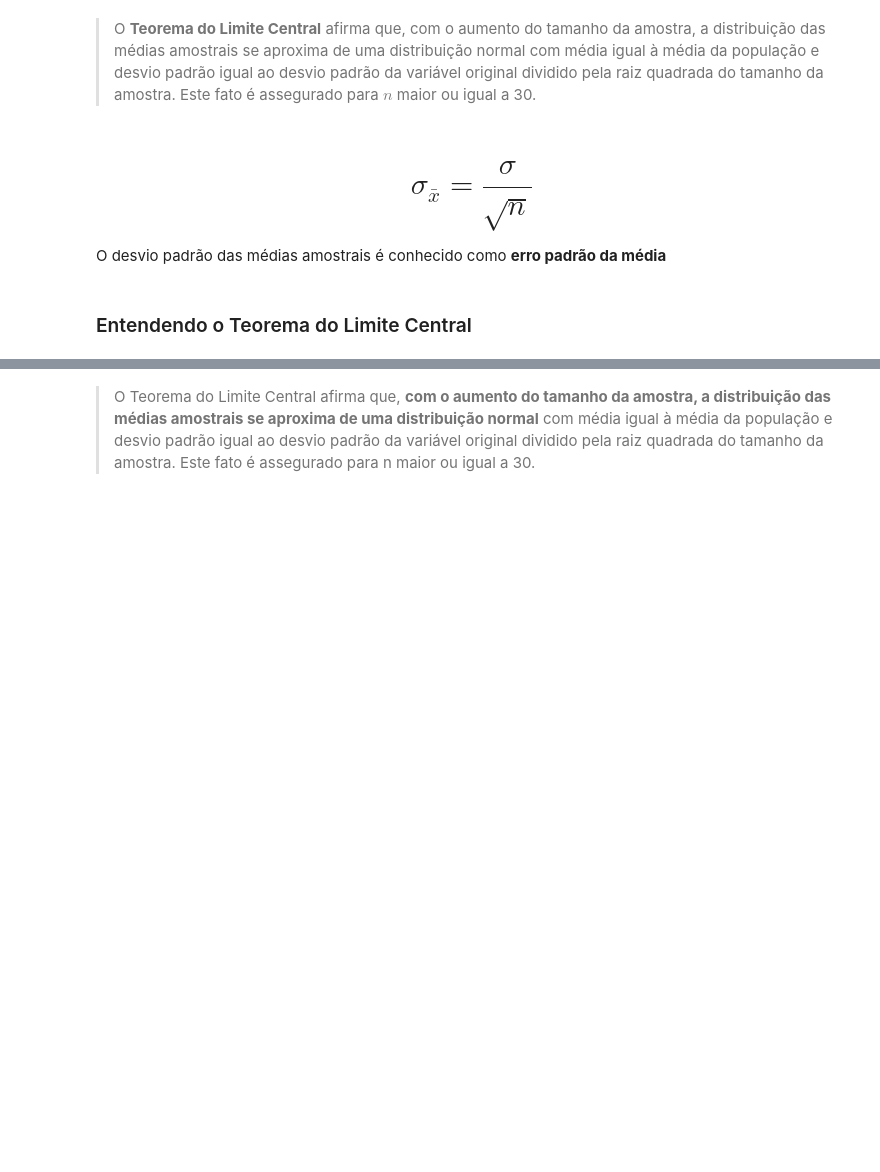
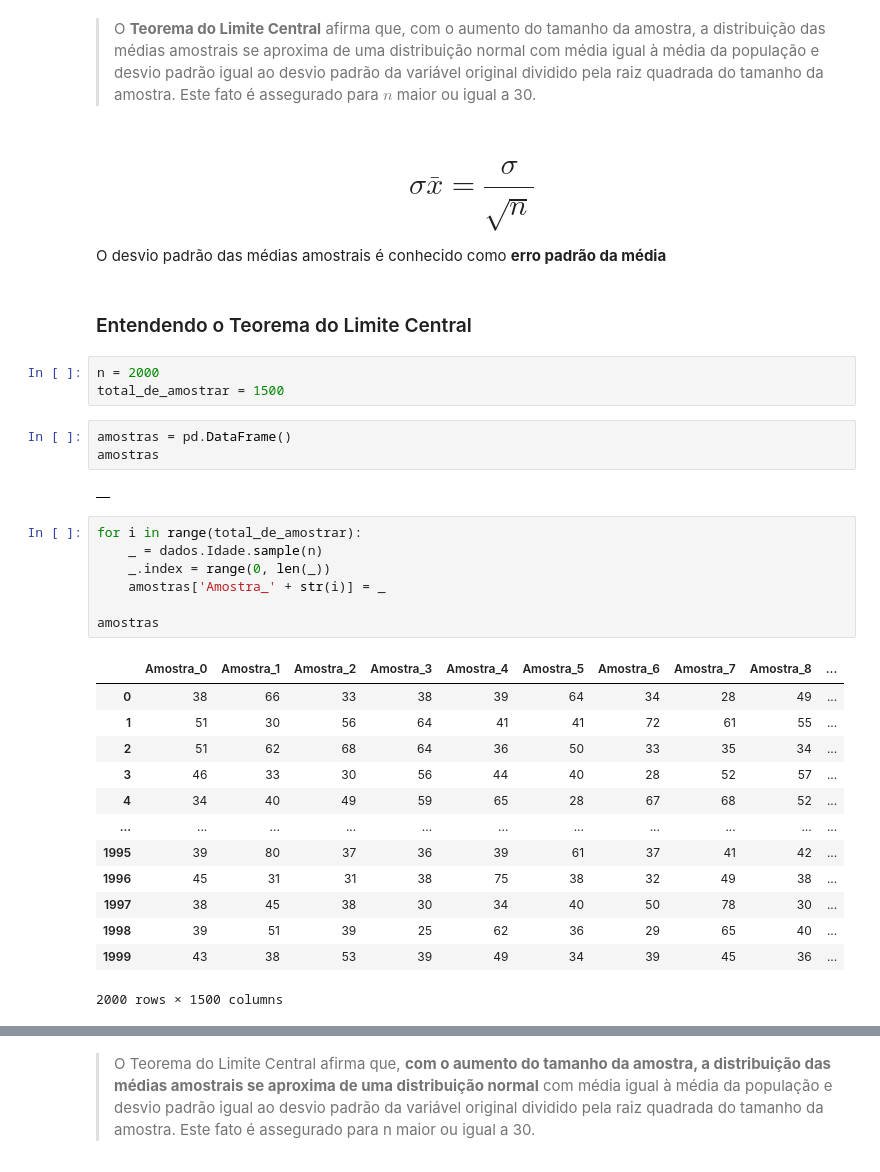
Before and after one commit to victorvancan/SDE_studys, a Jupyter notebook: python/Python_Data_Science/Curso_de_Estatistica_Parte_2/Curso_de_Estatística_Parte_2.ipynb, the cells around one changed output, grey strips where cells are left out. Saved outputs shown, nothing was run; the diff lists cells and outputs as text; blank space fills up the shorter version.

```diff
--- a/python/Python_Data_Science/Curso_de_Estatistica_Parte_2/Curso_de_Estatística_Parte_2.ipynb
+++ b/python/Python_Data_Science/Curso_de_Estatistica_Parte_2/Curso_de_Estatística_Parte_2.ipynb
@@ -829,8 +829,37 @@ Suponha que os pesos dos sacos de arroz de uma indústria alimentícia se distri
 # %% [markdown]
 > O **Teorema do Limite Central** afirma que, com o aumento do tamanho da amostra, a distribuição das médias amostrais se aproxima de uma distribuição normal com média igual à média da população e desvio padrão igual ao desvio padrão da variável original dividido pela raiz quadrada do tamanho da amostra. Este fato é assegurado para $n$ maior ou igual a 30.
 # %% [markdown]
-# $$\sigma_\bar{x} = \frac{\sigma}{\sqrt{n}}$$
+# $$\sigma\bar{x} = \frac{\sigma}{\sqrt{n}}$$
 
 O desvio padrão das médias amostrais é conhecido como **erro padrão da média**
 # %% [markdown]
 ### Entendendo o Teorema do Limite Central
+# %%
+n = 2000
+total_de_amostrar = 1500
+# %%
+amostras = pd.DataFrame()
+amostras
+# %% [output]
+|  |
+# %%
+for i in range(total_de_amostrar):
+    _ = dados.Idade.sample(n)
+    _.index = range(0, len(_))
+    amostras['Amostra_' + str(i)] = _
+
+amostras
+# %% [output]
+|  | Amostra_0 | Amostra_1 | Amostra_2 | Amostra_3 | Amostra_4 | Amostra_5 | Amostra_6 | Amostra_7 | Amostra_8 | ... |
+| 0 | 38 | 66 | 33 | 38 | 39 | 64 | 34 | 28 | 49 | ... |
+| 1 | 51 | 30 | 56 | 64 | 41 | 41 | 72 | 61 | 55 | ... |
+| 2 | 51 | 62 | 68 | 64 | 36 | 50 | 33 | 35 | 34 | ... |
+| 3 | 46 | 33 | 30 | 56 | 44 | 40 | 28 | 52 | 57 | ... |
+| 4 | 34 | 40 | 49 | 59 | 65 | 28 | 67 | 68 | 52 | ... |
+| ... | ... | ... | ... | ... | ... | ... | ... | ... | ... | ... |
+| 1995 | 39 | 80 | 37 | 36 | 39 | 61 | 37 | 41 | 42 | ... |
+| 1996 | 45 | 31 | 31 | 38 | 75 | 38 | 32 | 49 | 38 | ... |
+| 1997 | 38 | 45 | 38 | 30 | 34 | 40 | 50 | 78 | 30 | ... |
+| 1998 | 39 | 51 | 39 | 25 | 62 | 36 | 29 | 65 | 40 | ... |
+| 1999 | 43 | 38 | 53 | 39 | 49 | 34 | 39 | 45 | 36 | ... |
+2000 rows × 1500 columns
```
Also changed, not shown: parts of 46 cells of this notebook.
